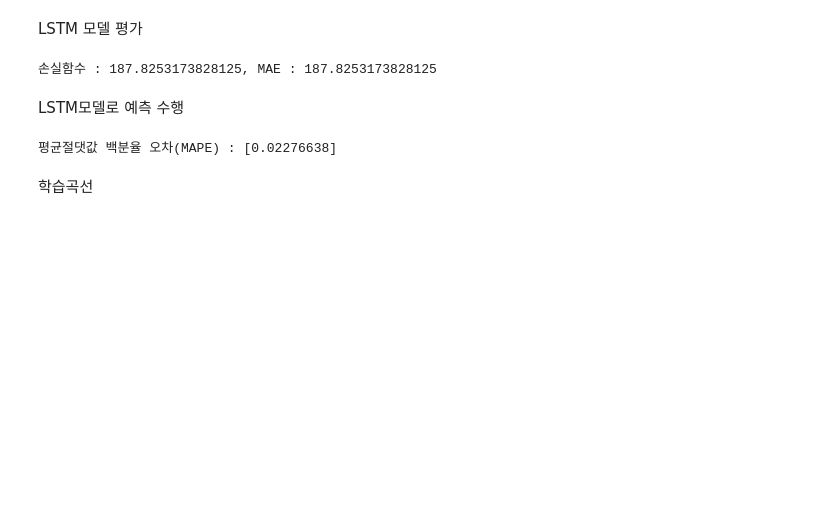
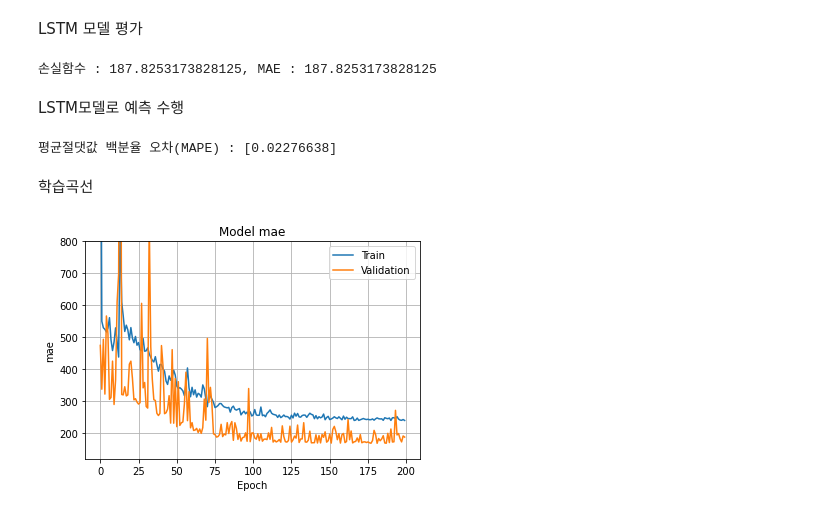
Before and after one commit to leekyuyoung4/ml0719, a Jupyter notebook: LSTM순환신경망/시계열데이터와_순환신경망.ipynb, the cells around one changed output. Drawn from its saved outputs; the diff is of its cells as text; code cells hidden in the pictures; blank space fills up the shorter version.

```diff
--- a/LSTM순환신경망/시계열데이터와_순환신경망.ipynb
+++ b/LSTM순환신경망/시계열데이터와_순환신경망.ipynb
@@ -101,3 +89,15 @@ print(f"평균절댓값 백분율 오차(MAPE) : {sum(abs(y_test-pred)/y_test)/l
 평균절댓값 백분율 오차(MAPE) : [0.02276638]
 # %% [markdown]
 학습곡선
+# %%
+plt.plot(hist.history['mae'])
+plt.plot(hist.history['val_mae'] )
+plt.title('Model mae')
+plt.ylabel('mae')
+plt.xlabel('Epoch')
+plt.ylim([120,800])
+plt.legend(['Train','Validation'],loc='best')
+plt.grid()
+plt.show()
+# %% [output]
+[figure, added]
```
Also changed, not shown: parts of 18 cells of this notebook.
